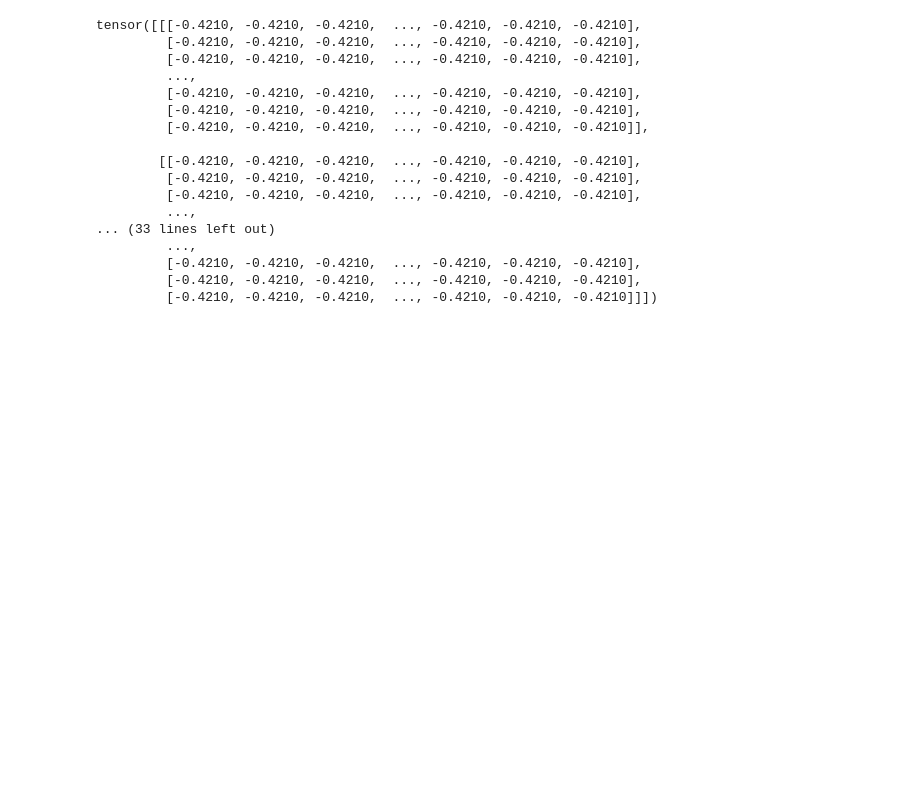
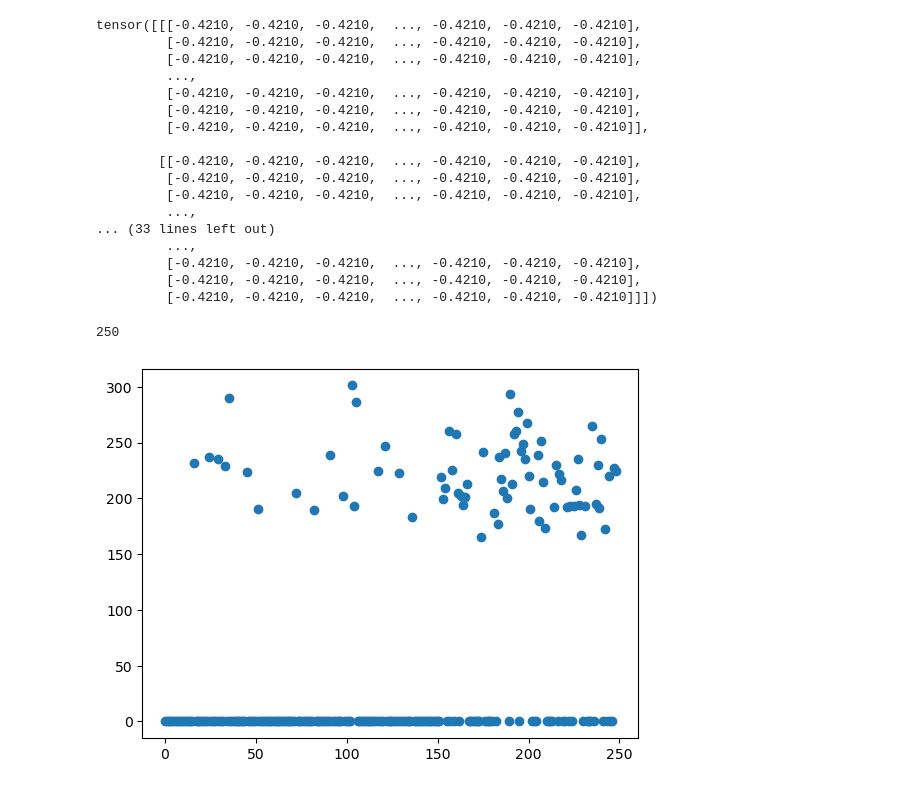
Before and after one commit to fsu-sc/hipergator-and-data-loaders-team02, a Jupyter notebook: Answer.ipynb, the cells around one changed output. Saved outputs shown, nothing was run; the diff lists cells and outputs as text; code cells hidden in the pictures; blank space fills up the shorter version.

```diff
--- a/Answer.ipynb
+++ b/Answer.ipynb
@@ -237,3 +237,19 @@ tensor([[[-0.4210, -0.4210, -0.4210,  ..., -0.4210, -0.4210, -0.4210],
          [-0.4210, -0.4210, -0.4210,  ..., -0.4210, -0.4210, -0.4210],
          [-0.4210, -0.4210, -0.4210,  ..., -0.4210, -0.4210, -0.4210],
          [-0.4210, -0.4210, -0.4210,  ..., -0.4210, -0.4210, -0.4210]]])
+# %%
+dataset.__len__()
+# %% [output]
+250
+# %%
+ImageMeansUNNORM = np.empty((0,2), float)
+for i in range (0,249):
+    image, mask = dataset.__getitem__(i, normalize=False)
+    new_row = np.array([i, np.mean(image)])
+    ImageMeansUNNORM = np.append(ImageMeansUNNORM,[new_row], axis=0)
+
+
+plt.scatter(ImageMeansUNNORM[:,0], ImageMeansUNNORM[:,1])
+plt.show()
+# %% [output]
+[figure, added]
```
Also changed, not shown: parts of 7 cells of this notebook, 1 other file.
